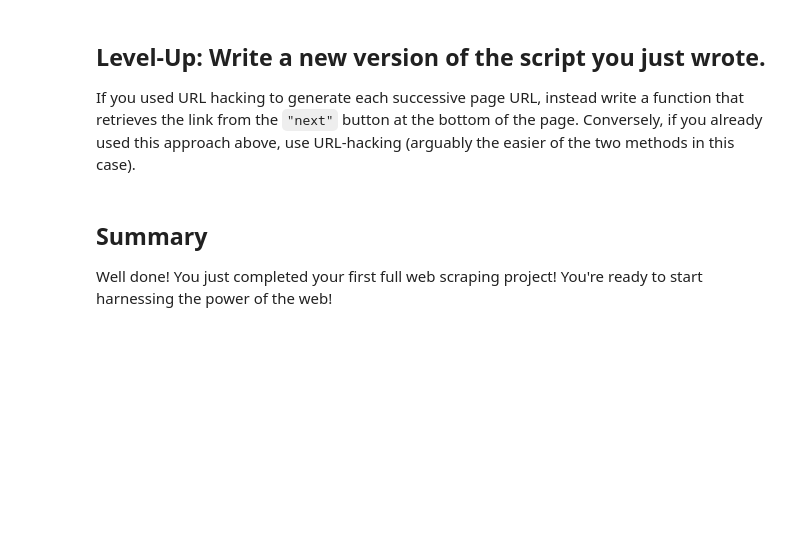
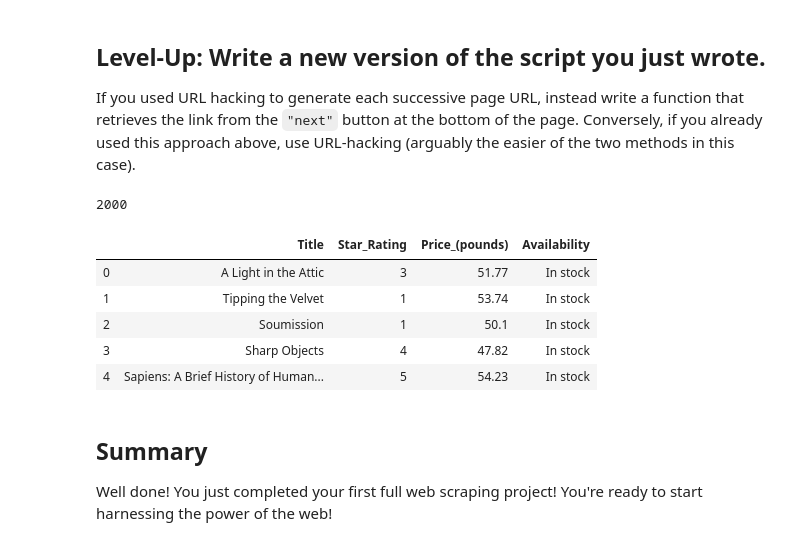
Before and after one commit to jammy-bot/dsc-web-scraping-lab-online-ds-ft-120919, a Jupyter notebook: index.ipynb, the cells around one changed output. Cells and saved outputs as stored; diff of their text form; code cells hidden in the pictures; blank space fills up the shorter version.

```diff
--- a/index.ipynb
+++ b/index.ipynb
@@ -132,3 +223,42 @@ If you used URL hacking to generate each successive page URL, instead write a fu
+# %%
+#Your code here
+def get_next_page(soup):
+    next_button = soup.find("li", class_="next") #May return none if on final page
+    if next_button:
+        return next_button.find('a').attrs['href']
+    else:
+        return None
+
+def parse_url(url, titles=[], star_ratings=[], prices=[], avails=[]):
+    html_page = requests.get(url)
+    soup = BeautifulSoup(html_page.content, 'html.parser')
+    titles += retrieve_titles(soup)
+    star_ratings += retrieve_ratings(soup)
+    prices += retrieve_prices(soup)
+    avails += retrieve_availabilities(soup)
+    next_url_ext = get_next_page(soup)
+    if next_url_ext:
+        next_url = '/'.join(url.split('/')[:-1])+'/' + next_url_ext
+        return parse_url(next_url, titles, star_ratings, prices, avails)
+    else:
+        return titles, star_ratings, prices, avails
+
+
+url = 'http://books.toscrape.com/'
+titles, star_ratings, prices, avails = parse_url(url, titles, star_ratings, prices, avails)
+
+df = pd.DataFrame([titles, star_ratings, prices, avails]).transpose()
+df.columns = ['Title', 'Star_Rating', 'Price_(pounds)', 'Availability']
+print(len(df))
+df.head()
+# %% [output]
+2000
+|  | Title | Star_Rating | Price_(pounds) | Availability |
+| 0 | A Light in the Attic | 3 | 51.77 | In stock |
+| 1 | Tipping the Velvet | 1 | 53.74 | In stock |
+| 2 | Soumission | 1 | 50.1 | In stock |
+| 3 | Sharp Objects | 4 | 47.82 | In stock |
+| 4 | Sapiens: A Brief History of Human... | 5 | 54.23 | In stock |
 # %% [markdown]
 ## Summary
 
```
Also changed, not shown: parts of 9 cells of this notebook.
